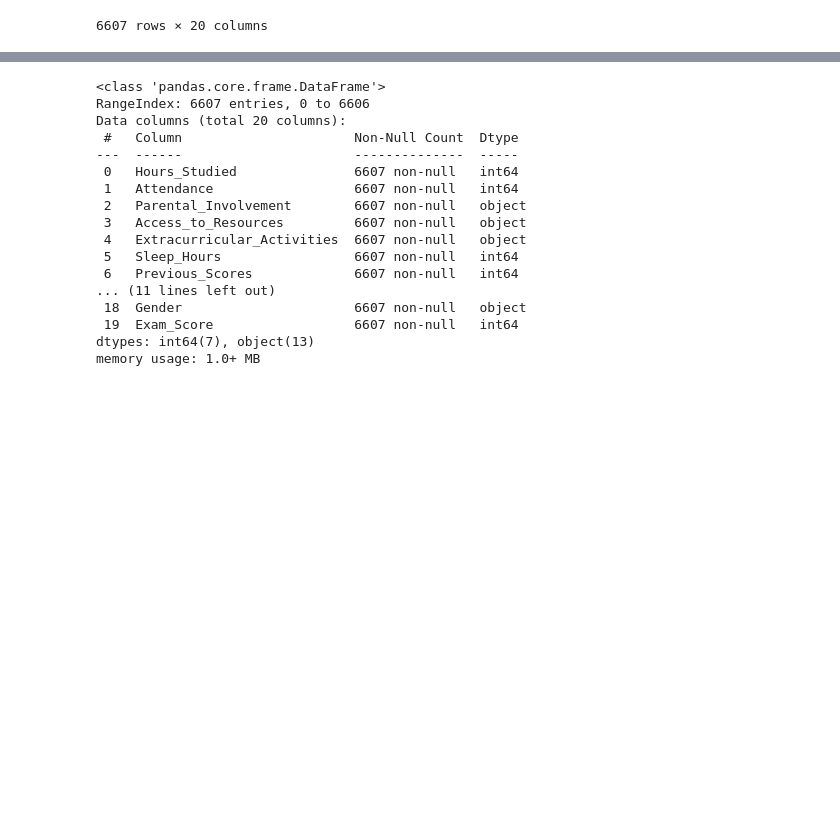
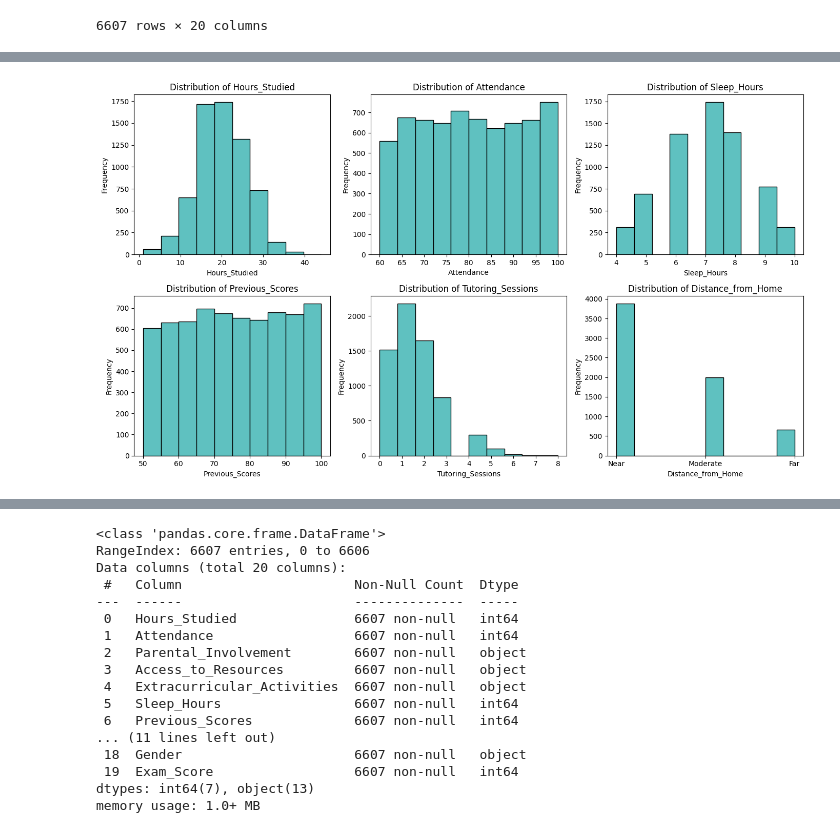
Before and after one commit to FaroukAshrafElshamy/SPP, a Jupyter notebook: SPP.ipynb, the cells around one changed output, grey strips where cells are left out. Drawn from its saved outputs; the diff is of its cells as text; code cells hidden in the pictures; blank space fills up the shorter version.

```diff
--- a/SPP.ipynb
+++ b/SPP.ipynb
@@ -49,0 +46,19 @@ plt.show()
+# %%
+import matplotlib.pyplot as plt
+
+numerical_features = ['Hours_Studied', 'Attendance', 'Sleep_Hours', 'Previous_Scores', 'Tutoring_Sessions', 'Distance_from_Home']
+
+
+plt.figure(figsize=(14,8))
+
+for i, feature in enumerate(numerical_features, 1):
+    plt.subplot(2, 3, i)
+    plt.hist(df[feature].dropna(), bins=10, color=plt.get_cmap('YlGnBu')(0.44), edgecolor='black')
+    plt.title(f'Distribution of {feature}')
+    plt.xlabel(feature)
+    plt.ylabel('Frequency')
+
+plt.tight_layout()
+plt.show()
+# %% [output]
+[figure, added]
```
Also changed, not shown: parts of 12 cells of this notebook.
